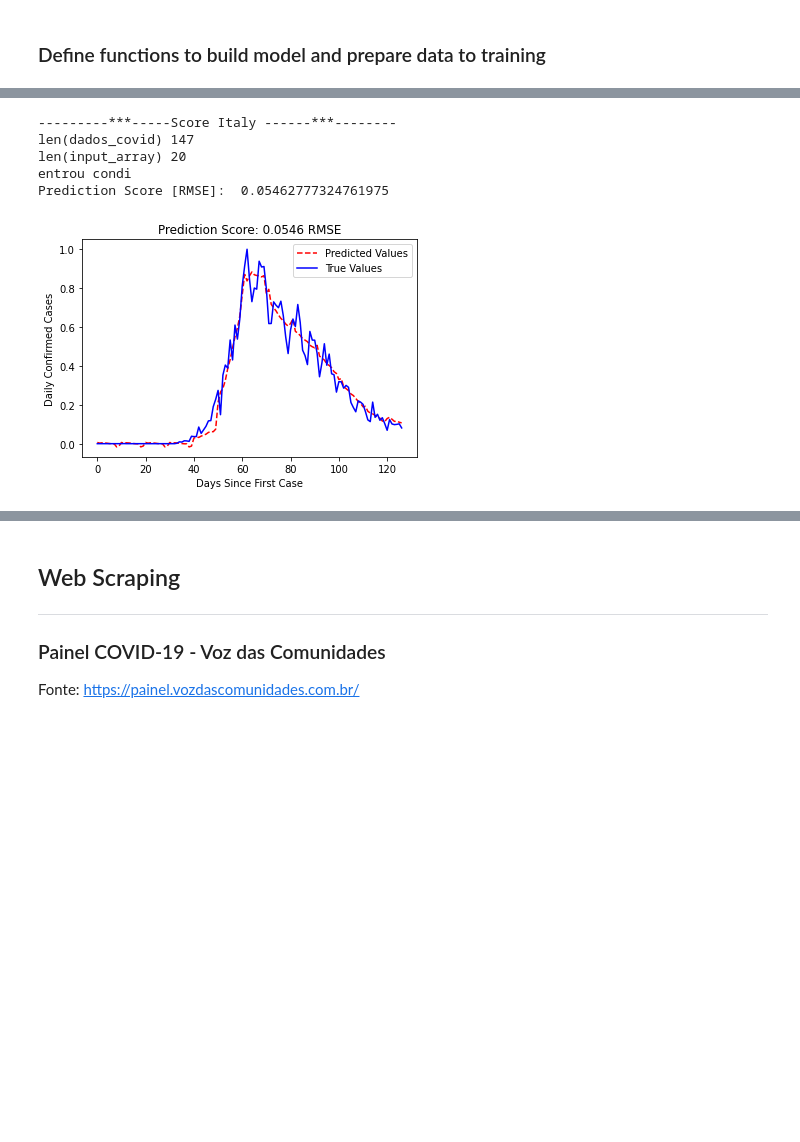
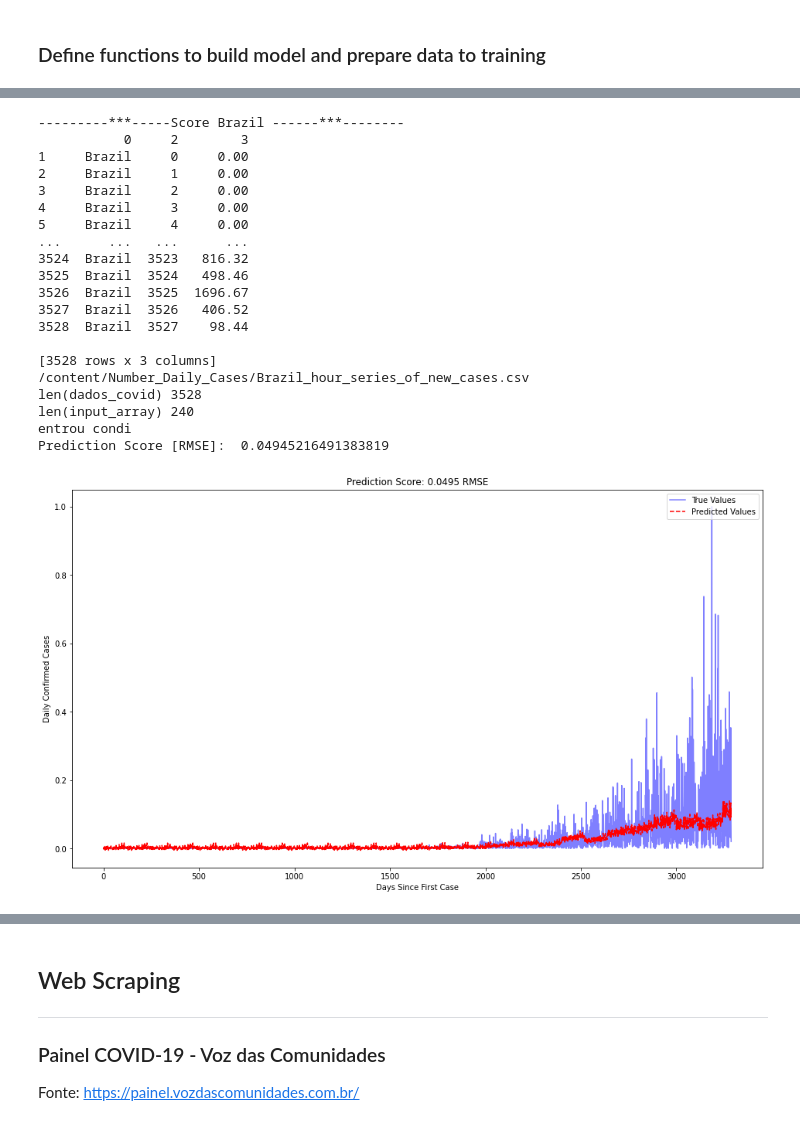
Before and after one commit to deniseiras/trabalho_cap239_b, a Jupyter notebook: RNN_To_COVID19_Predictions.ipynb, the cells around one changed output, grey strips where cells are left out. Cells and saved outputs as stored; diff of their text form; code cells hidden in the pictures; blank space fills up the shorter version.

```diff
--- a/RNN_To_COVID19_Predictions.ipynb
+++ b/RNN_To_COVID19_Predictions.ipynb
@@ -335,8 +428,18 @@ def gerarTreinamento_parametros(pais,version,n_entradas,n_saidas):
 # Treinamento dos modelos - paises
 # =============================================================================
 '''
+# country_list = ["Brazil", "Portugal", "Spain", "France", "Belgium", "United States", "Italy", "China", "South Korea"]
+# for cty in country_list:
+cty = 'Brazil'
+#modelo 1
+#pontos de entrada
+n_entrada = 24
+#pontos de saida
+n_saida = 12
+gerarTreinamento_parametros(cty, 'Number_Hour_Cases', 'v1', n_entrada,n_saida)
+
 #Parametros: pais,version,n_entradas,n_saidas
-gerarTreinamento_parametros("Italy","v1",20,10)
+# gerarTreinamento_parametros("Italy","v1",20,10)
 # gerarTreinamento_parametros("Portugal","v2",10,5)
 # gerarTreinamento_parametros("Portugal","v3",10,7)
 # gerarTreinamento_parametros("Portugal","v4",10,10)
@@ -379,17 +470,16 @@ def geraValidacao(pais,modelo,n_entrada,n_saida):
     for i in range(0, len(dados_covid), n_saida):
         input_array_test =  np.array(dados_covid[i:(i+n_entrada)])
 
-        # ====== TEST DENIS ==============
+        # BUG FIX - DENIS
         while len(input_array_test) < n_entrada:
            input_array_test = np.append(input_array_test,[0],axis = None)
-
-        # if len(input_array_test) < n_entrada:
-        #   input_array_test = np.append(input_array_test,[0],axis = None)
+        #if len(input_array_test) < n_entrada:
+        #    input_array_test = np.append(input_array_test,[0],axis = None)
 
         y_predict_val_test = predict(modelo,input_array_test,n_entrada)
         list_pred.append(y_predict_val_test)
 
-    plt.figure()
+    plt.figure(figsize=(16, 9))
     concatenado = np.concatenate((list_pred[:]))
     true = dados_covid[n_entrada:len(concatenado)+n_entrada]
 #    print(len(true))
@@ -400,8 +490,9 @@ def geraValidacao(pais,modelo,n_entrada,n_saida):
         concatenado = concatenado[0:len(concatenado) - lim]
 
     score_rmse = math.sqrt(mean_squared_error(concatenado, true))
+    plt.plot(true,'b', alpha=0.5, label = 'True Values')
     plt.plot(concatenado,'r--', label = 'Predicted Values')
-    plt.plot(true,'b',label = 'True Values')
+
     plt.xlabel('Days Since First Case')
     plt.ylabel('Daily Confirmed Cases')
     plt.legend(loc ='upper right')
@@ -412,22 +503,40 @@ def geraValidacao(pais,modelo,n_entrada,n_saida):
 # %%
 '''
 Validação países
 '''
-print("---------***-----Score Italy ------***--------")
 #modelo 1
 #pontos de entrada
-n_entrada = 20
+n_entrada = 24
 #pontos de saida
-n_saida = 10
+n_saida = 12
+
+cty = 'Brazil'
+# for cty in country_list:
+print("---------***-----Score {} ------***--------".format(cty))
 #Parametros: (pais,modelo,n_entrada,n_saida,t,lim_pred,lim_true):
-score_italy_1 = geraValidacao("Italy","Modelo_Italy_v1",n_entrada,n_saida)
+score_italy_1 = geraValidacao(cty,"Modelo_{}_v1".format(cty), n_entrada, n_saida)
 # %% [output]
----------***-----Score Italy ------***--------
-len(dados_covid) 147
-len(input_array) 20
+---------***-----Score Brazil ------***--------
+           0     2        3
+1     Brazil     0     0.00
+2     Brazil     1     0.00
+3     Brazil     2     0.00
+4     Brazil     3     0.00
+5     Brazil     4     0.00
+...      ...   ...      ...
+3524  Brazil  3523   816.32
+3525  Brazil  3524   498.46
+3526  Brazil  3525  1696.67
+3527  Brazil  3526   406.52
+3528  Brazil  3527    98.44
+
+[3528 rows x 3 columns]
+/content/Number_Daily_Cases/Brazil_hour_series_of_new_cases.csv
+len(dados_covid) 3528
+len(input_array) 240
 entrou condi
-Prediction Score [RMSE]:  0.05462777324761975
+Prediction Score [RMSE]:  0.04945216491383819
-[figure, old version]
+[figure, new version]
 # %%
 '''
 MODELO ESCOLHIDO PARA A PREDIÇÃO DE PONTOS FUTUROS
```
Also changed, not shown: parts of 14 cells of this notebook.
